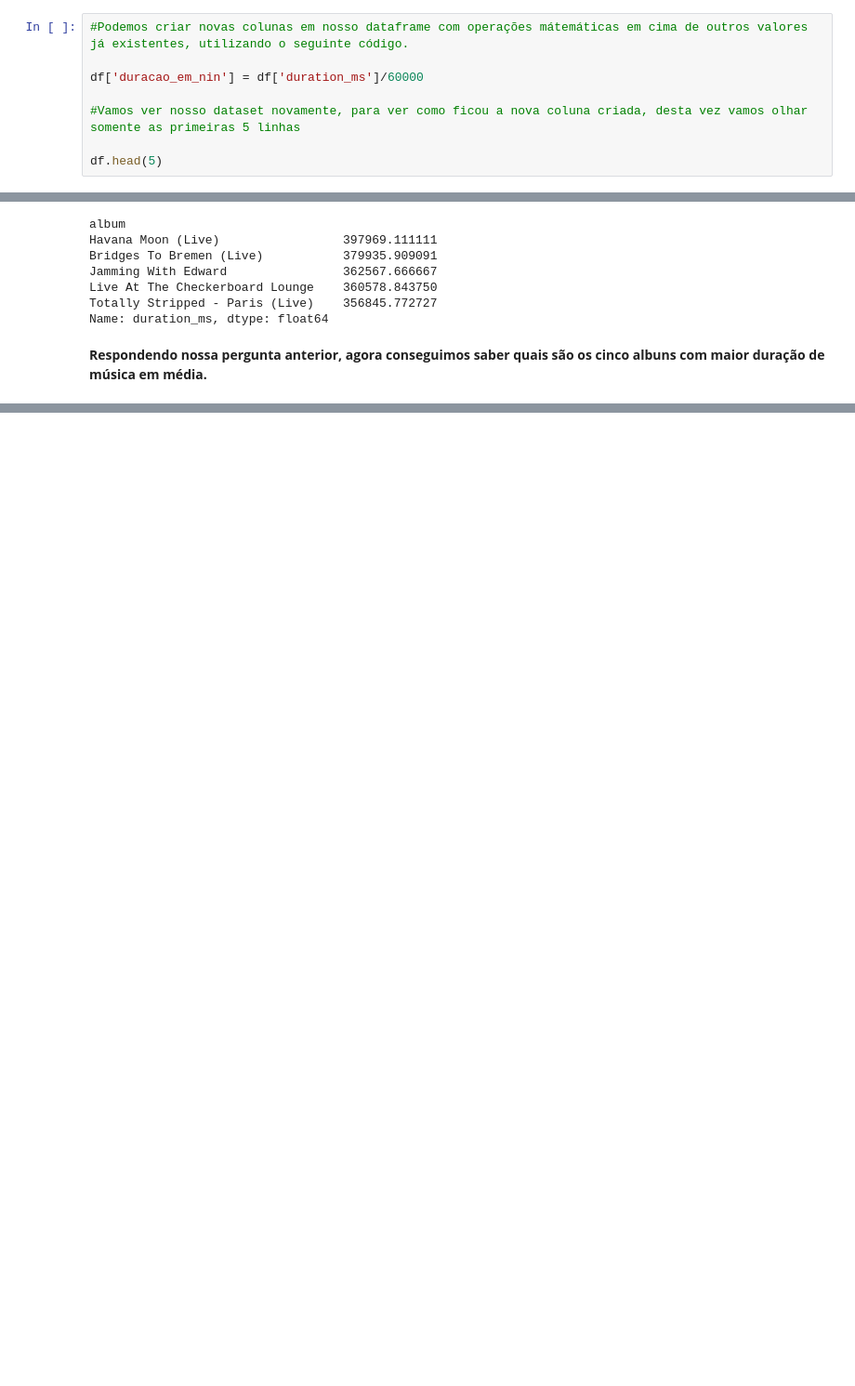
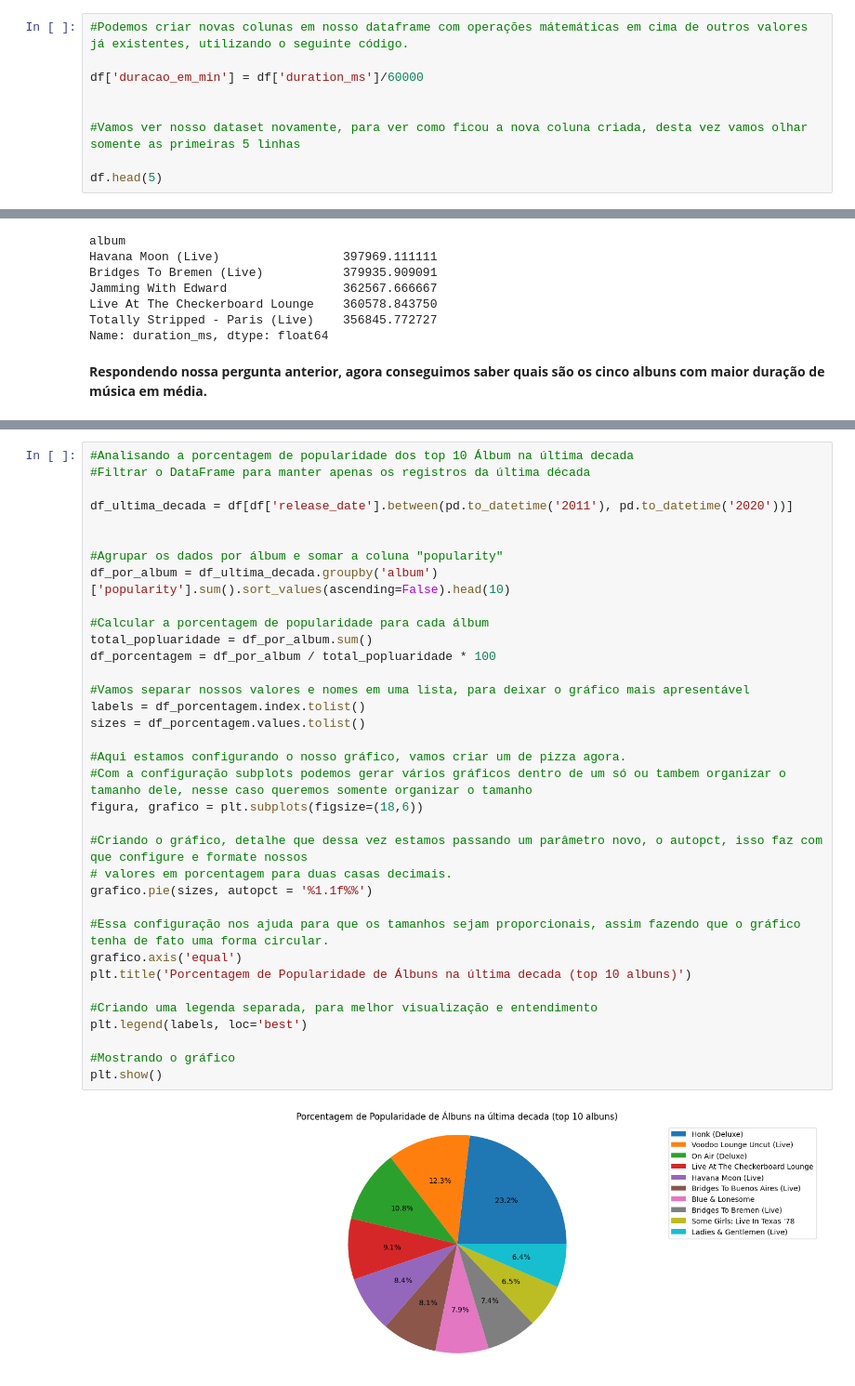
Before and after one commit to DeboraPascoarelli/FIAP_F2A02_ANALISE_EXPLORATORIA_DE_DADOS_EDA, a Jupyter notebook: FASE_2 - MACHINE LEARNIG AND TIME SERIES.ipynb, the cells around one changed output, grey strips where cells are left out. Shown: that part at 93% size. Drawn from its saved outputs; the diff is of its cells as text; blank space fills up the shorter version.

Commit message:
Aula 3 - Data Set Rollling Stones

```diff
--- a/FASE_2 - MACHINE LEARNIG AND TIME SERIES.ipynb
+++ b/FASE_2 - MACHINE LEARNIG AND TIME SERIES.ipynb
@@ -679,7 +679,8 @@ Logo para convertemos milisegundos para minutos devemos fazer a operação inver
 # %%
 #Podemos criar novas colunas em nosso dataframe com operações mátemáticas em cima de outros valores já existentes, utilizando o seguinte código.
 
-df['duracao_em_nin'] = df['duration_ms']/60000
+df['duracao_em_min'] = df['duration_ms']/60000
+
 
 #Vamos ver nosso dataset novamente, para ver como ficou a nova coluna criada, desta vez vamos olhar somente as primeiras 5 linhas
 
@@ -767,3 +755,40 @@ plt.title('TOP 10 - Álbuns com mais músicas')
 plt.show()
 # %% [output]
 [figure]
+# %%
+#Analisando a porcentagem de popularidade dos top 10 Álbum na última decada
+#Filtrar o DataFrame para manter apenas os registros da última década
+
+df_ultima_decada = df[df['release_date'].between(pd.to_datetime('2011'), pd.to_datetime('2020'))]
+
+
+#Agrupar os dados por álbum e somar a coluna "popularity"
+df_por_album = df_ultima_decada.groupby('album')['popularity'].sum().sort_values(ascending=False).head(10)
+
+#Calcular a porcentagem de popularidade para cada álbum
+total_popluaridade = df_por_album.sum()
+df_porcentagem = df_por_album / total_popluaridade * 100
+
+#Vamos separar nossos valores e nomes em uma lista, para deixar o gráfico mais apresentável
+labels = df_porcentagem.index.tolist()
+sizes = df_porcentagem.values.tolist()
+
+#Aqui estamos configurando o nosso gráfico, vamos criar um de pizza agora.
+#Com a configuração subplots podemos gerar vários gráficos dentro de um só ou tambem organizar o tamanho dele, nesse caso queremos somente organizar o tamanho
+figura, grafico = plt.subplots(figsize=(18,6))
+
+#Criando o gráfico, detalhe que dessa vez estamos passando um parâmetro novo, o autopct, isso faz com que configure e formate nossos
+# valores em porcentagem para duas casas decimais.
+grafico.pie(sizes, autopct = '%1.1f%%')
+
+#Essa configuração nos ajuda para que os tamanhos sejam proporcionais, assim fazendo que o gráfico tenha de fato uma forma circular.
+grafico.axis('equal')
+plt.title('Porcentagem de Popularidade de Álbuns na última decada (top 10 albuns)')
+
+#Criando uma legenda separada, para melhor visualização e entendimento
+plt.legend(labels, loc='best')
+
+#Mostrando o gráfico
+plt.show()
+# %% [output]
+[figure, added]
```
Also changed, not shown: parts of 14 cells of this notebook.
